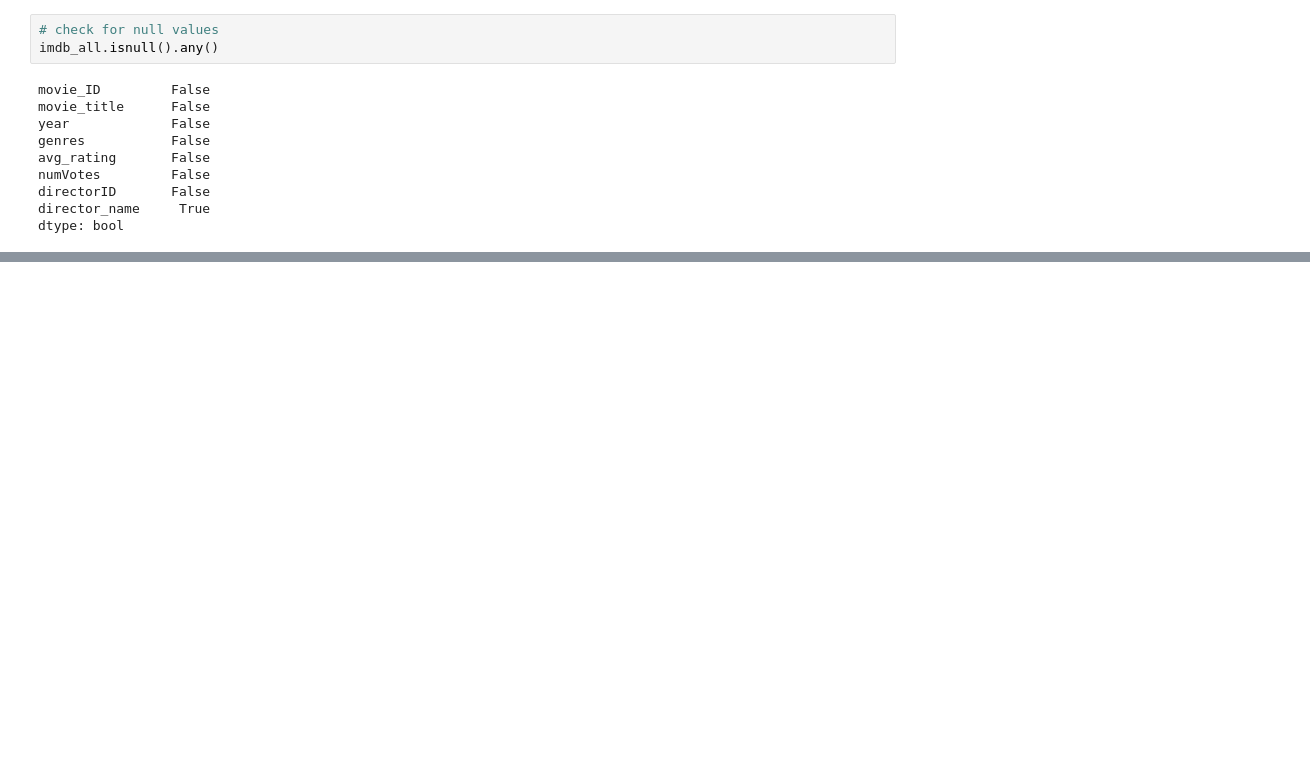
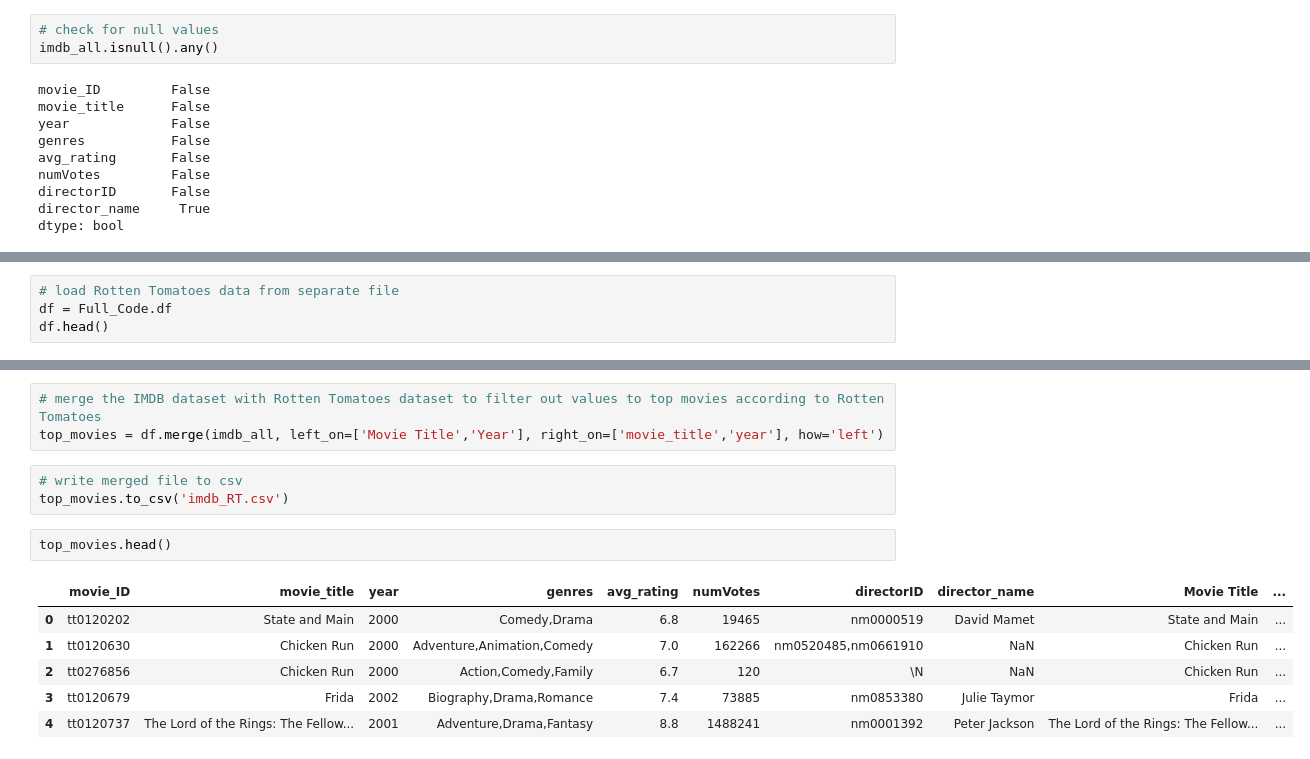
Before and after one commit to lasoya/Mod1_Project, a Jupyter notebook: IMDB_Data.ipynb, the cells around one changed output, grey strips where cells are left out. Drawn from its saved outputs; the diff is of its cells as text; blank space fills up the shorter version.

Commit message:
collected API data and moved pandas dataframes to csv

```diff
--- a/IMDB_Data.ipynb
+++ b/IMDB_Data.ipynb
@@ -428,0 +434,4 @@ dtype: int64
+# %%
+# load Rotten Tomatoes data from separate file
+df = Full_Code.df
+df.head()
@@ -428,0 +460,15 @@ dtype: int64
+# %%
+# merge the IMDB dataset with Rotten Tomatoes dataset to filter out values to top movies according to Rotten Tomatoes
+top_movies = df.merge(imdb_all, left_on=['Movie Title','Year'], right_on=['movie_title','year'], how='left')
+# %%
+# write merged file to csv
+top_movies.to_csv('imdb_RT.csv')
+# %%
+top_movies.head()
+# %% [output]
+|  | movie_ID | movie_title | year | genres | avg_rating | numVotes | directorID | director_name | Movie Title | ... |
+| 0 | tt0120202 | State and Main | 2000 | Comedy,Drama | 6.8 | 19465 | nm0000519 | David Mamet | State and Main | ... |
+| 1 | tt0120630 | Chicken Run | 2000 | Adventure,Animation,Comedy | 7.0 | 162266 | nm0520485,nm0661910 | NaN | Chicken Run | ... |
+| 2 | tt0276856 | Chicken Run | 2000 | Action,Comedy,Family | 6.7 | 120 | \N | NaN | Chicken Run | ... |
+| 3 | tt0120679 | Frida | 2002 | Biography,Drama,Romance | 7.4 | 73885 | nm0853380 | Julie Taymor | Frida | ... |
+| 4 | tt0120737 | The Lord of the Rings: The Fellow... | 2001 | Adventure,Drama,Fantasy | 8.8 | 1488241 | nm0001392 | Peter Jackson | The Lord of the Rings: The Fellow... | ... |
```
Also changed, not shown: parts of 17 cells of this notebook, 5 other files.
